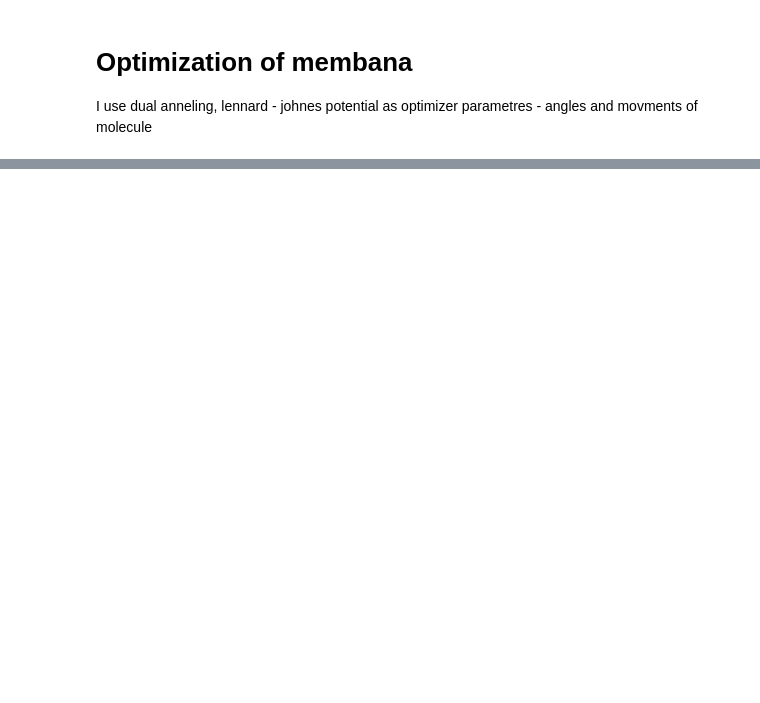
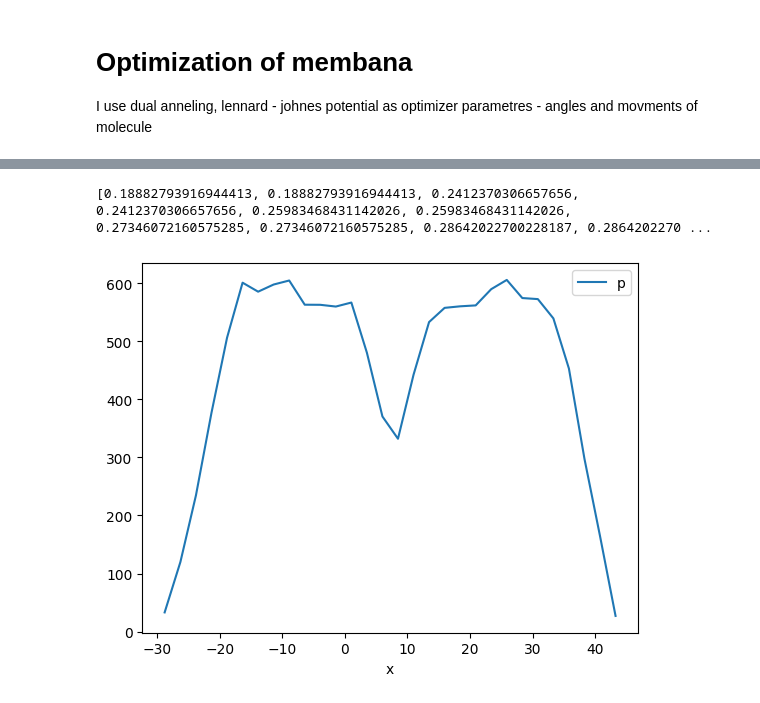
Before and after one commit to hydrazine114/membrana, a Jupyter notebook: make_mems.ipynb, the cells around one changed output, grey strips where cells are left out. Cells and saved outputs as stored; diff of their text form; code cells hidden in the pictures; blank space fills up the shorter version.

```diff
--- a/make_mems.ipynb
+++ b/make_mems.ipynb
@@ -196,0 +230,9 @@ write_pdb(system)
+# %%
+min_distances = []
+for resnum in tqdm(system.resnum.unique()):
+    tree = BallTree(system.loc[system.resnum != resnum, ['x', 'y', 'z']], leaf_size=3)
+    dist, idx = tree.query(system.loc[system.resnum == resnum, ['x', 'y', 'z']], k=1)
+    min_distances.append(dist.min())
+
+min_distances.sort()
+min_distances[:10]
@@ -256,8 +309,8 @@ def f(X, res, tree):
 def opt(df, res_to_opt, nit=1000):
     system, res = choose_res(df, res_to_opt)
     tree = make_tree(system)
-    lw = [0, -1.5, -1.5, -0.1]
-    up = [360, 1.5, 1.5, 0.1]
+    lw = [0, -1.5, -1.5, -0.05]
+    up = [360, 1.5, 1.5, 0.05]
     bounds=list(zip(lw, up))
     result = optimize.dual_annealing(f, bounds=bounds, maxiter=nit, args=(res, tree))
     new_res = move_rot(result.x, res)
@@ -279,10 +332,10 @@ def opt(df, res_to_opt, nit=1000):
 df = pd.read_csv('not_opt.csv')
 
 gg = df.groupby('resnum').agg(x=('x', 'mean'), y=('y', 'mean'), z=('z', 'mean')).reset_index()
-print(len(set(gg.query('y > 52 or y < -52 or z > 52 or z < -52').resnum)))
-for j in range(2):
+print(len(set(gg.query('y > 135 or y < 3 or z > 135 or z < 3').resnum)))
+for j in range(5):
     for i in tqdm(range(1, 201)):
-        if i not in set(gg.query('y > 52 or y < -52 or z > 52 or z < -52').resnum):
+        if i not in set(gg.query('y > 135 or y < 3 or z > 135 or z < 3').resnum):
             df = opt(df, i, 100)
     df.to_csv(f'files/w_{j}.csv')
 # %% [output]
@@ -290,0 +344,5 @@ Wall time: 16min 34s
+# %%
+system_info(df)
+# %% [output]
+[0.18882793916944413, 0.18882793916944413, 0.2412370306657656, 0.2412370306657656, 0.25983468431142026, 0.25983468431142026, 0.27346072160575285, 0.27346072160575285, 0.28642022700228187, 0.2864202270 ...
+[figure, added]
```
Also changed, not shown: parts of 7 cells of this notebook, 11 other files.
